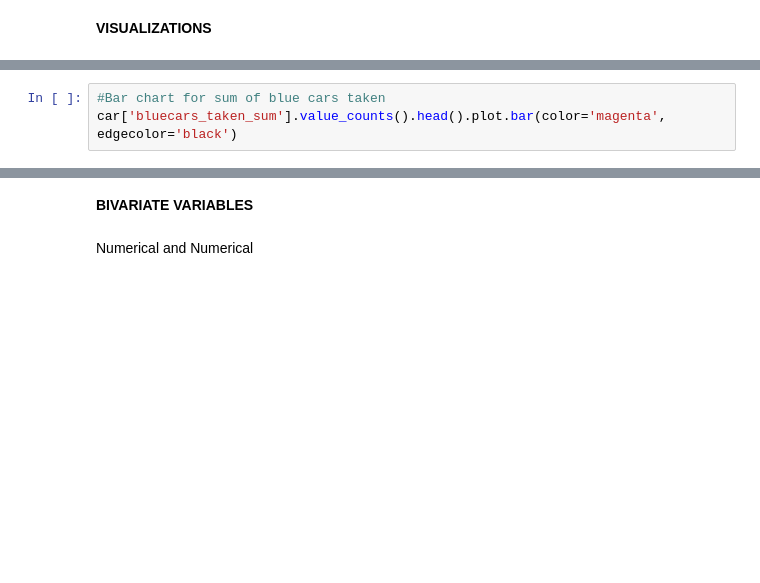
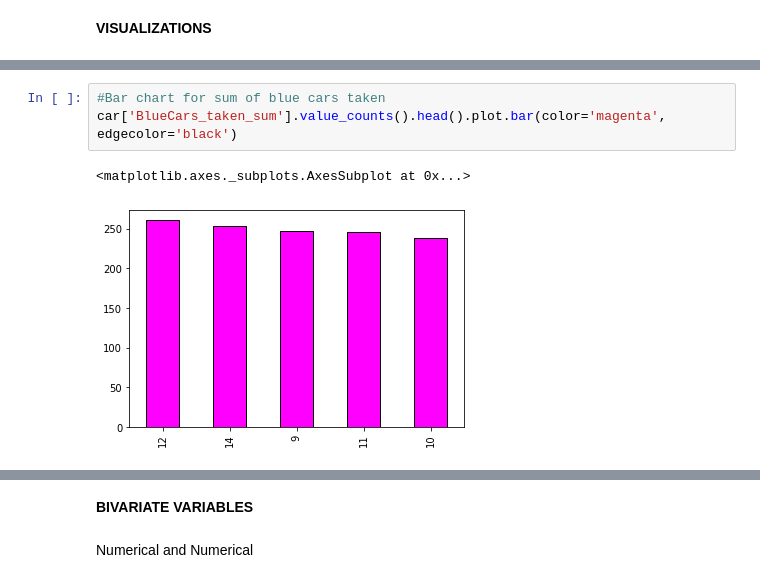
Before and after one commit to BuretGriffin/COREWEEK4-MORINGA, a Jupyter notebook: BURET_GRIFFIN_WEEK4_CORE_MORINGA.ipynb, the cells around one changed output, grey strips where cells are left out. Cells and saved outputs as stored; diff of their text form; blank space fills up the shorter version.

```diff
--- a/BURET_GRIFFIN_WEEK4_CORE_MORINGA.ipynb
+++ b/BURET_GRIFFIN_WEEK4_CORE_MORINGA.ipynb
@@ -336,5 +410,8 @@ sns.boxplot(car['bluecars_taken_sum'],color='purple', showmeans=True)
 # %%
 #Bar chart for sum of blue cars taken
-car['bluecars_taken_sum'].value_counts().head().plot.bar(color='magenta', edgecolor='black')
+car['BlueCars_taken_sum'].value_counts().head().plot.bar(color='magenta', edgecolor='black')
+# %% [output]
+<matplotlib.axes._subplots.AxesSubplot at 0x...>
+[figure, added]
 # %%
 #Bar chart for sum of blue cars returned
```
Also changed, not shown: parts of 44 cells of this notebook.
